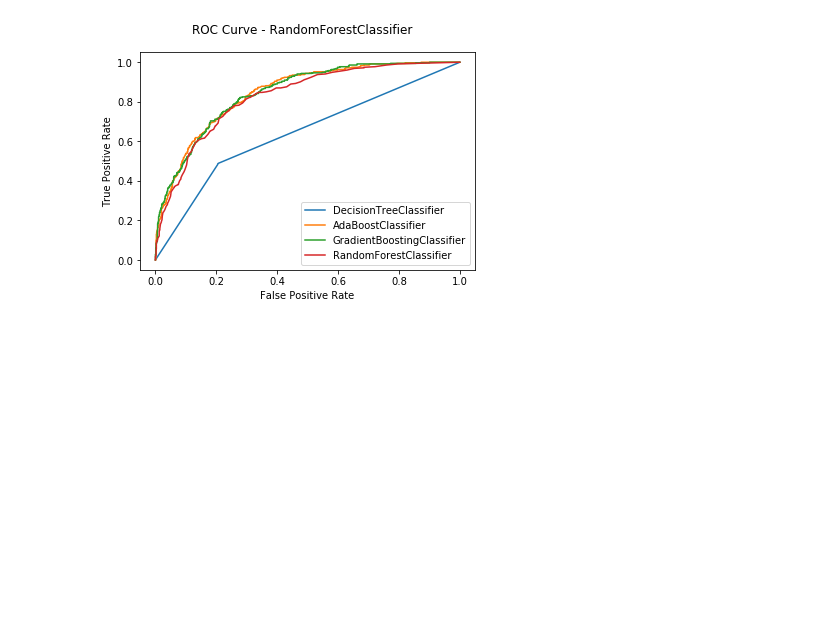
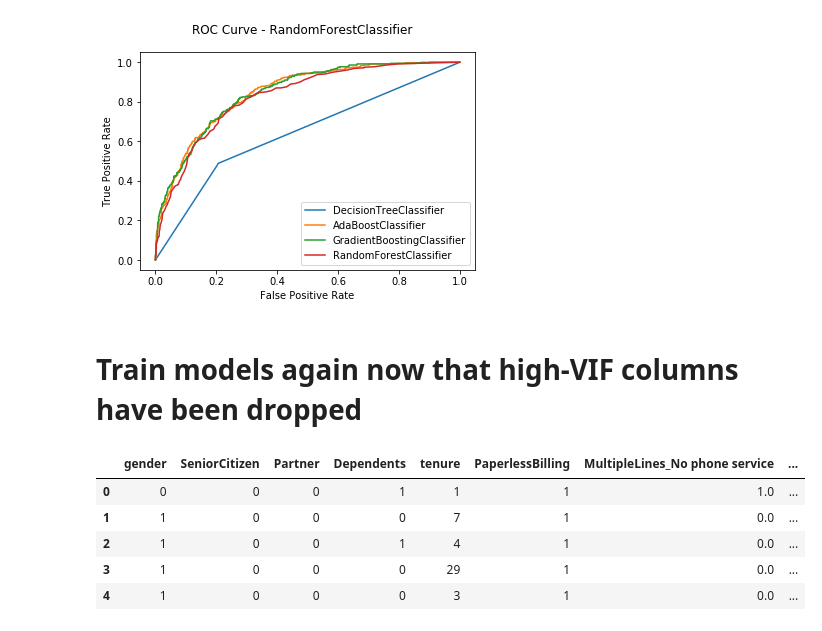
Before and after one commit to daanishrasheed/churn-model, a Jupyter notebook: notebooks/05. Training Different Models.ipynb, the cells around one changed output. Saved outputs shown, nothing was run; the diff lists cells and outputs as text; code cells hidden in the pictures; blank space fills up the shorter version.

Commit message:
Bug fix and deleted old model results and reran all training w/o high-VIF features

```diff
--- a/notebooks/05. Training Different Models.ipynb
+++ b/notebooks/05. Training Different Models.ipynb
@@ -285,3 +285,16 @@ for model_class in models_to_train:
 _ = plt.legend()
 # %% [output]
 [figure]
+# %% [markdown]
+# Train models again now that high-VIF columns have been dropped
+# %%
+X_train, y_train = load_training_data(final=True)
+# %%
+X_train.head()
+# %% [output]
+|  | gender | SeniorCitizen | Partner | Dependents | tenure | PaperlessBilling | MultipleLines_No phone service | ... |
+| 0 | 0 | 0 | 0 | 1 | 1 | 1 | 1.0 | ... |
+| 1 | 1 | 0 | 0 | 0 | 7 | 1 | 0.0 | ... |
+| 2 | 1 | 0 | 0 | 1 | 4 | 1 | 0.0 | ... |
+| 3 | 1 | 0 | 0 | 0 | 29 | 1 | 0.0 | ... |
+| 4 | 1 | 0 | 0 | 0 | 3 | 1 | 0.0 | ... |
```
Also changed, not shown: parts of 4 cells of this notebook, 10 other files.
